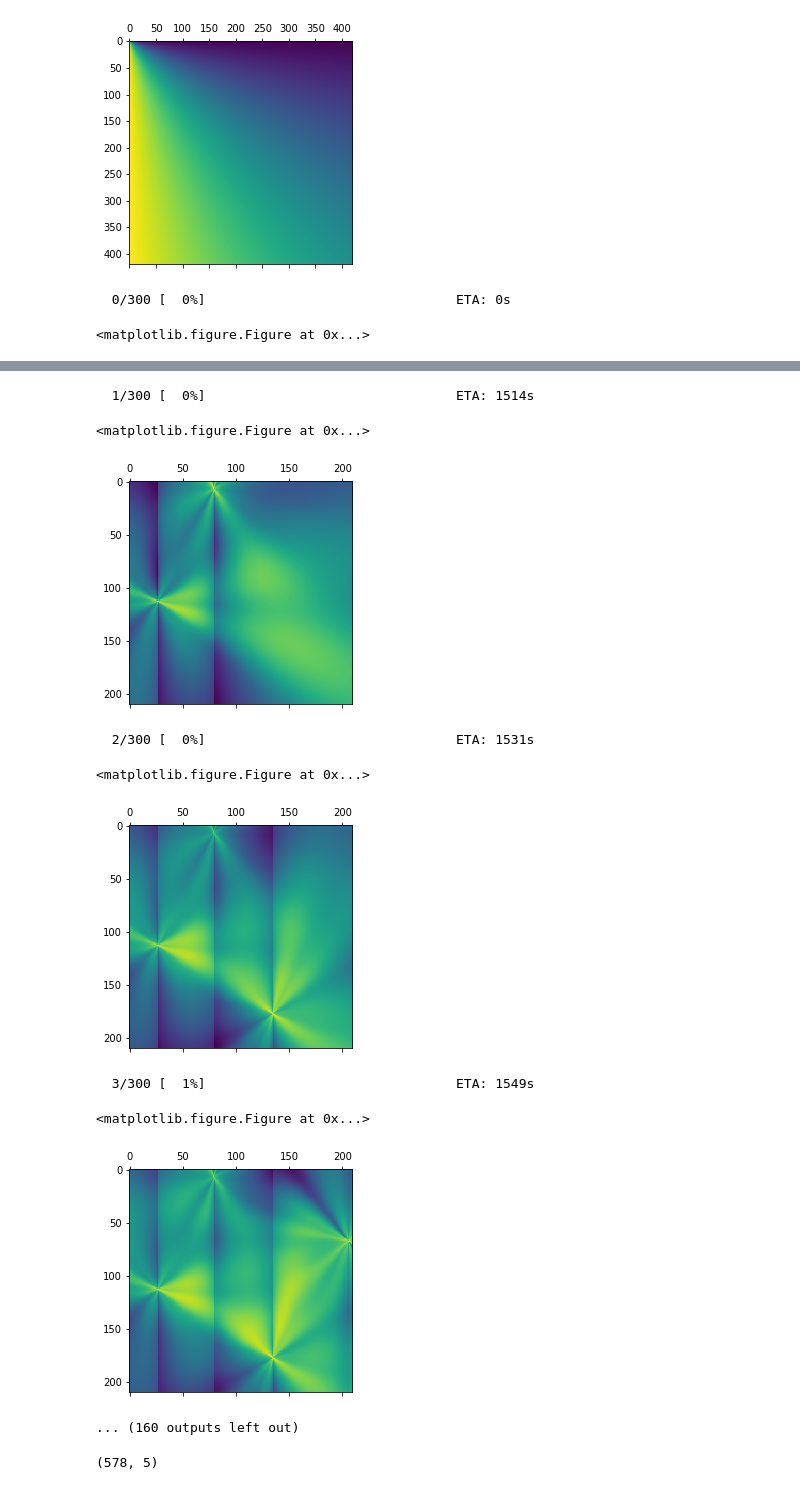
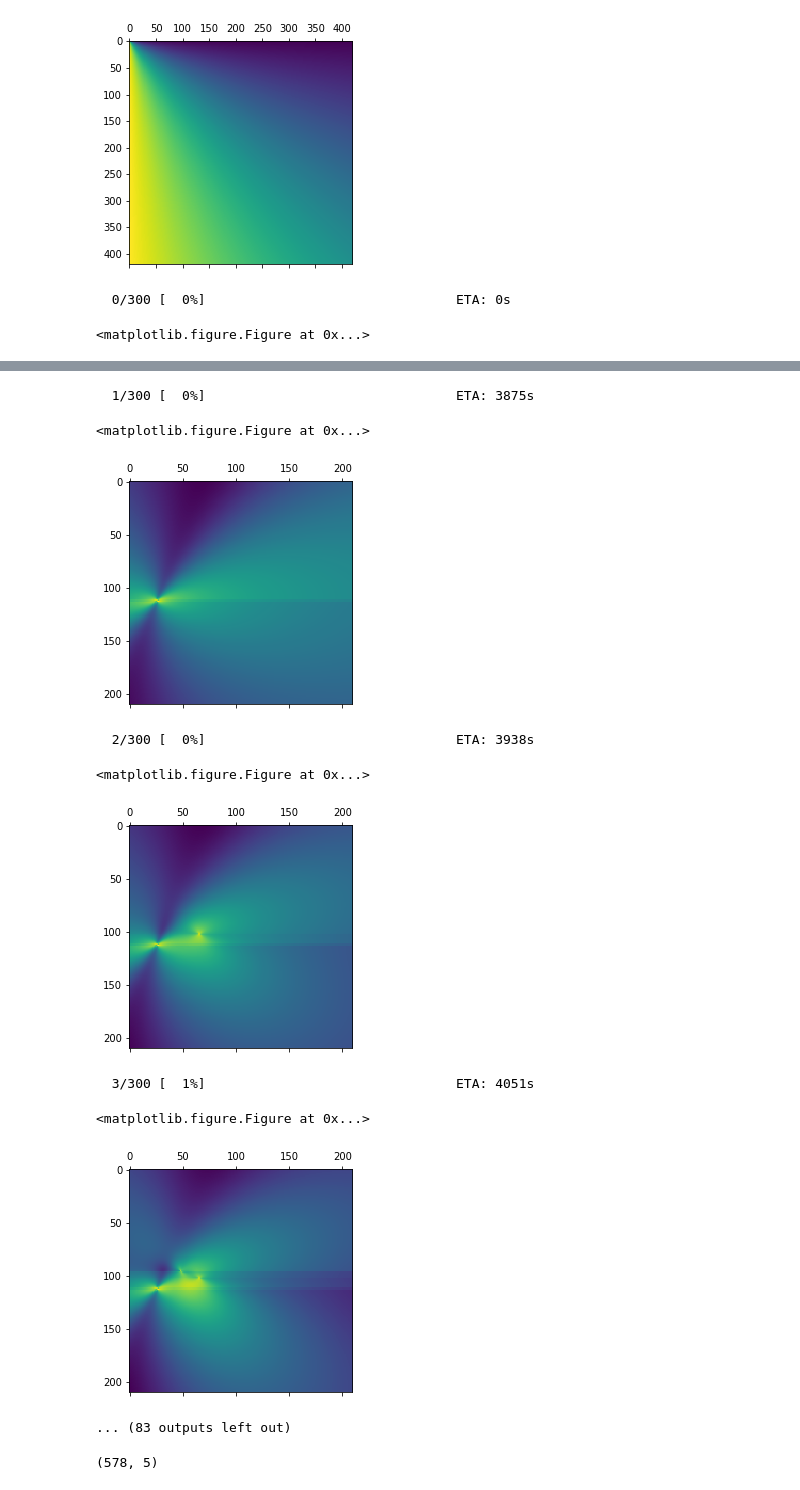
Before and after one commit to HTplex/probp.finalproject, a Jupyter notebook: 2.0-H.ipynb, the cells around one changed output, grey strips where cells are left out. Cells and saved outputs as stored; diff of their text form; code cells hidden in the pictures.

```diff
--- a/2.0-H.ipynb
+++ b/2.0-H.ipynb
@@ -474,9 +502,20 @@ p = Mixture(cat=cat_p, components=components_p, value=tf.zeros_like(out_p))
 # %% [markdown]
 # inference iv
 # %%
-inference = ed.MAP(data={r: out_r, p:out_p})
+#inference = ed.MAP(data={r: out_r, p:out_p})
+inference = ed.MAP(data={p:out_p})
 optimizer = tf.train.AdamOptimizer(5e-3)
 inference.initialize(optimizer=optimizer, var_list=tf.trainable_variables())
 
 sess = ed.get_session()
 tf.global_variables_initializer().run()
+# %%
+# train on only p
+n_epoch = 300
+train_loss = np.zeros(n_epoch)
+test_loss = np.zeros(n_epoch)
+for i in range(n_epoch):
+  info_dict = inference.update(feed_dict={in_data: sample_all_sky_xy_e1e2,out_p: sample_all_sky_glxy_halo_p })
+  train_loss[i] = info_dict['loss']
+  #test_loss[i] = sess.run(inference.loss, feed_dict={in_data: sample_all_sky_xy_e1e2,out_p: sample_all_sky_glxy_halo_p })
+  inference.print_progress(info_dict)
@@ -620,11 +663,11 @@ def grid_glxy_l2diff(grid, glxy_xy):
 
 def grid_glxy_arctan(grid, glxy_xy):
     distance = grid - glxy_xy
-    return np.arctan((distance[:,:,0]/distance[:,:,1]).astype(dtype = np.float64))
+    return np.arctan((distance[:,:,1]/distance[:,:,0]).astype(dtype = np.float64))
 
 def grid_glxy_arctan2(grid, glxy_xy):
     distance = grid - glxy_xy
-    return np.arctan2(distance[:,:,0].astype(dtype = np.float64),distance[:,:,1].astype(dtype = np.float64))
+    return np.arctan2(distance[:,:,1].astype(dtype = np.float64),distance[:,:,0].astype(dtype = np.float64))
 
 
 ata = grid_glxy_arctan(grid_20, [0., 0.])
@@ -632,14 +675,16 @@ print(ata.shape)
 # %% [output]
 (210, 210)
 # %%
-g = 15
-dis = grid_glxy_l2diff(grid_20, all_sky_star[2][g][1:3])/4200.
-atan = grid_glxy_arctan(grid_20, all_sky_star[2][g][1:3])
+g = 0
+dis = grid_glxy_l2diff(grid_20, feed_dat_sel[g,0:2])/4200.
+#atan = grid_glxy_arctan(grid_20, all_sky_star[2][g][1:3])
+atan = np.abs(grid_glxy_arctan(grid_20, feed_dat_sel[g,0:2]*4200))
 b2d = r_list[g].prob(dis.tolist()).eval()
 c2d = p_list[g].prob(atan.tolist()).eval()
 #print(a.shape, b.shape)
 plt.matshow(c2d)
 #plt.savefig("what.pdf")
 plt.show()
-print(all_sky_star[2][g][1:3])
+#print(all_sky_star[2][g][1:3])
+print(feed_dat_sel[g,0:2]*4200.)
 # %% [output]
@@ -657,9 +703,11 @@ prob = np.zeros(grid_20.shape[0])
 pbar = Progbar(300)
 for i in range(300):
     pbar.update(i)
-    dis = (grid_glxy_l2diff(grid_20, all_sky_star[2][i][1:3])/4200.).astype(np.float32)
-    atan = grid_glxy_arctan(grid_20, all_sky_star[2][i][1:3])
-    b2d = np.log(r_list[i].prob(dis.tolist()).eval())
+    # dis = (grid_glxy_l2diff(grid_20, all_sky_star[2][i][1:3])/4200.).astype(np.float32)
+    dis = (grid_glxy_l2diff(grid_20, feed_dat_sel[i,0:2]*4200.)/4200.).astype(np.float32)
+    #atan = grid_glxy_arctan(grid_20, all_sky_star[2][i][1:3])
+    atan = grid_glxy_arctan(grid_20, feed_dat_sel[i,0:2]*4200.)
+    #b2d = np.log(r_list[i].prob(dis.tolist()).eval())
     c2d = np.log(p_list[i].prob(atan.tolist()).eval()*dis**(-1/2.))
 #    prob=prob+b2d
     prob=prob+c2d
@@ -676,11 +724,11 @@ print(all_sky_star[2][i][1:3])
-  1/300 [  0%]                                ETA: 1514s
+  1/300 [  0%]                                ETA: 3875s
 <matplotlib.figure.Figure at 0x...>
-[figure, old version]
+[figure, new version]
-  2/300 [  0%]                                ETA: 1531s
+  2/300 [  0%]                                ETA: 3938s
 <matplotlib.figure.Figure at 0x...>
-[figure, old version]
+[figure, new version]
-  3/300 [  1%]                                ETA: 1549s
+  3/300 [  1%]                                ETA: 4051s
 <matplotlib.figure.Figure at 0x...>
-[figure, old version]
+[figure, new version]
-... (160 outputs left out)
+... (83 outputs left out)
 # %%
```
Also changed, not shown: parts of 13 cells of this notebook, 2 other files.
